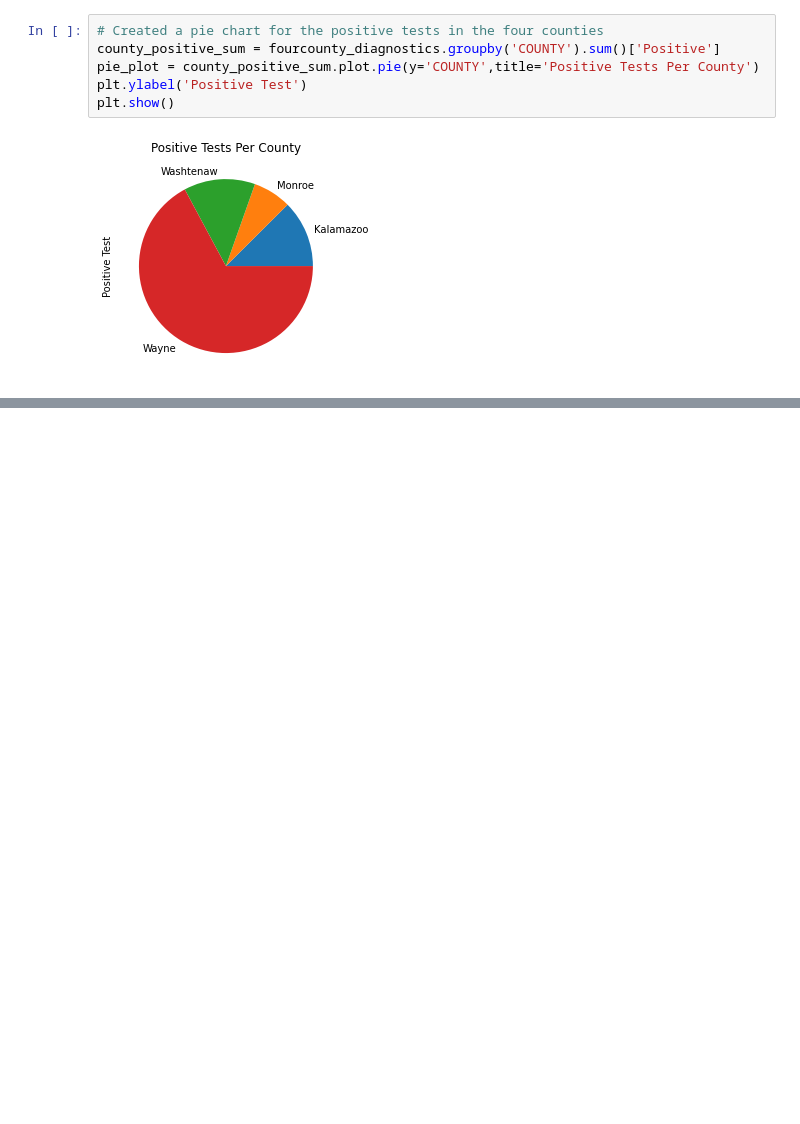
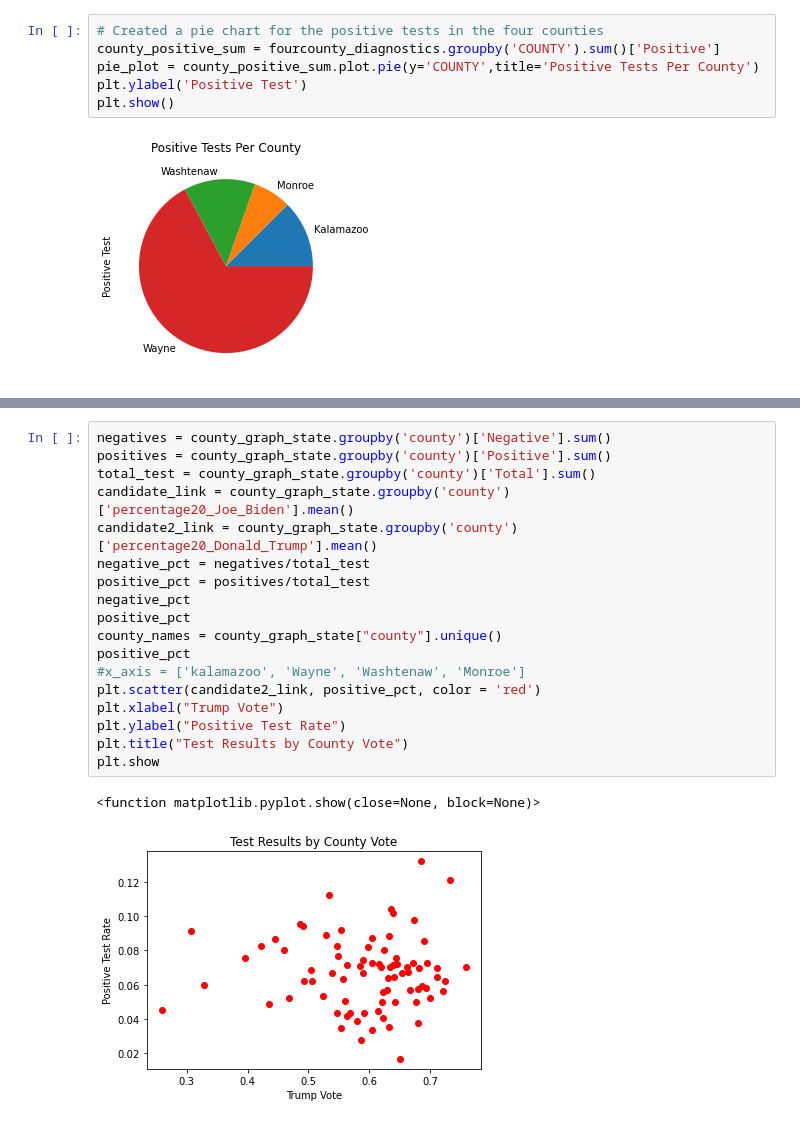
Before and after one commit to claws425/COVID-19-Project, a Jupyter notebook: CovidProject.ipynb, the cells around one changed output, grey strips where cells are left out. Cells and saved outputs as stored; diff of their text form; blank space fills up the shorter version.

Commit message:
added testing rates vs voting

```diff
--- a/CovidProject.ipynb
+++ b/CovidProject.ipynb
@@ -529,0 +571,21 @@ plt.show()
+# %%
+negatives = county_graph_state.groupby('county')['Negative'].sum()
+positives = county_graph_state.groupby('county')['Positive'].sum()
+total_test = county_graph_state.groupby('county')['Total'].sum()
+candidate_link = county_graph_state.groupby('county')['percentage20_Joe_Biden'].mean()
+candidate2_link = county_graph_state.groupby('county')['percentage20_Donald_Trump'].mean()
+negative_pct = negatives/total_test
+positive_pct = positives/total_test
+negative_pct
+positive_pct
+county_names = county_graph_state["county"].unique()
+positive_pct
+#x_axis = ['kalamazoo', 'Wayne', 'Washtenaw', 'Monroe']
+plt.scatter(candidate2_link, positive_pct, color = 'red')
+plt.xlabel("Trump Vote")
+plt.ylabel("Positive Test Rate")
+plt.title("Test Results by County Vote")
+plt.show
+# %% [output]
+<function matplotlib.pyplot.show(close=None, block=None)>
+[figure, added]
```
Also changed, not shown: parts of 4 cells of this notebook, 5 other files.
